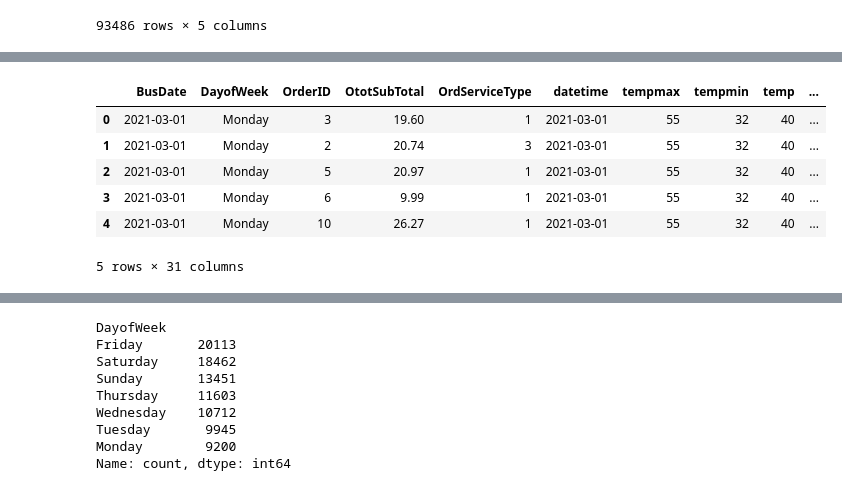
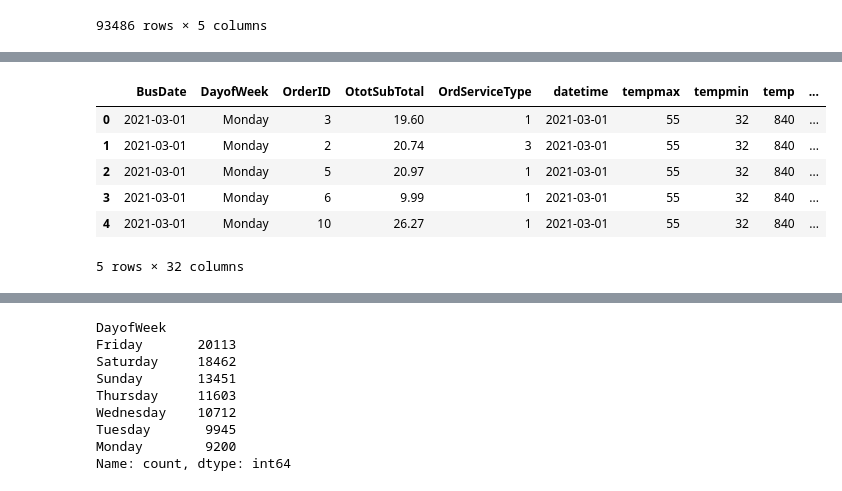
Before and after one commit to robertdfraley/PizzaWeatherPatterns, a Jupyter notebook: PizzaWeatherPattern.ipynb, the cells around one changed output, grey strips where cells are left out. Saved outputs shown, nothing was run; the diff lists cells and outputs as text; code cells hidden in the pictures.

```diff
--- a/PizzaWeatherPattern.ipynb
+++ b/PizzaWeatherPattern.ipynb
@@ -13,6 +12,9 @@ Beginning Code blocks to do the things I want it to do
 # Step to read in weather data and pizza data csv files from the data directory
 weather_file = pd.read_csv("data/alexandria_weather_data.csv", low_memory=False)
 pizza_file = pd.read_csv("data/alexandria_pizza_data.csv", low_memory=False)
+
+# Reading in a second 'golden' copy that can be used for basic calculations with original numbers
+gold_weather_file = pd.read_csv("data/alexandria_weather_data.csv", low_memory=False)
 # %%
 # Display head of weather file to show successful read of file
 weather_file.head()
@@ -34,9 +36,3 @@ pizza_file.head()
 | 2 | 3/1/2021 | Monday | 5 | 20.97 | 1 | NaN | NaN | ... |
 | 3 | 3/1/2021 | Monday | 6 | 9.99 | 1 | NaN | NaN | ... |
 | 4 | 3/1/2021 | Monday | 10 | 26.27 | 1 | NaN | NaN | ... |
-# %%
-# Add steps in here to round the temp to the nearest ten degrees
-
-weather_file.temp = weather_file.temp.round(-1)
-weather_file.precip = weather_file.precip.round(2)
-weather_file.head()
@@ -50,0 +39,10 @@ weather_file.head()
+# %%
+# Adding step to round values for early basic calculations
+gold_weather_file.temp = gold_weather_file.temp.round(-1)
+gold_weather_file.precip = gold_weather_file.precip.round(2)
+
+# Add stepto temp and precip values to allow for better visualization
+weather_file.temp = weather_file.temp * 20
+weather_file.precip = weather_file.precip * 2000
+
+weather_file.head()
@@ -52,7 +58,7 @@ weather_file.head()
 # Cleaning data ahead of the merge since there were column warnings above
 
 pizza_file.drop(['OrdVoidDate', 'OrdTaxExemptID', 'OrdOnlineOrderID', 'PmtType'],axis=1,inplace=True)
-weather_file.drop(['name', 'icon', 'stations', 'sunrise', 'sunset', 'moonphase', 'description'],axis=1,inplace=True)
+weather_file.drop(['name', 'icon', 'stations', 'sunrise', 'sunset', 'moonphase', 'conditions', 'description'],axis=1,inplace=True)
 
 pizza_file
 #pizza_file.head()
@@ -101,23 +110,27 @@ weather_file.head()
 # %%
 # Joining both files into one data element to begin analysis
 #left = pizza_file.set_index('BusDate')
 #right = weather_file.set_index('datetime')
 #combined_dataset = left.join(right, lsuffix='_p', rsuffix="_w")
 
+gold_combined_dataset = pizza_file.merge(gold_weather_file, how='left', left_on="BusDate", right_on='datetime', suffixes=('_x', '_y'))
 combined_dataset = pizza_file.merge(weather_file, how='left', left_on="BusDate", right_on='datetime', suffixes=('_x', '_y'))
+# Adding the daily sum total to the dataframe to allow for visualization
+combined_dataset['DailySum'] = combined_dataset.groupby('BusDate')['OtotSubTotal'].transform('sum')
+
 
 #Reading dataframe into SQL
 combined_dataset.to_sql(name='combined_db', con=conn)
 pizza_file.to_sql(name='pizza_db', con=conn)
 weather_file.to_sql(name='weather_db', con=conn)
 
 # Displaying combined dataset to ensure it created properly
 combined_dataset.head()
 # %% [output]
 |  | BusDate | DayofWeek | OrderID | OtotSubTotal | OrdServiceType | datetime | tempmax | tempmin | temp | ... |
-| 0 | 2021-03-01 | Monday | 3 | 19.60 | 1 | 2021-03-01 | 55 | 32 | 40 | ... |
-| 1 | 2021-03-01 | Monday | 2 | 20.74 | 3 | 2021-03-01 | 55 | 32 | 40 | ... |
-| 2 | 2021-03-01 | Monday | 5 | 20.97 | 1 | 2021-03-01 | 55 | 32 | 40 | ... |
-| 3 | 2021-03-01 | Monday | 6 | 9.99 | 1 | 2021-03-01 | 55 | 32 | 40 | ... |
-| 4 | 2021-03-01 | Monday | 10 | 26.27 | 1 | 2021-03-01 | 55 | 32 | 40 | ... |
+| 0 | 2021-03-01 | Monday | 3 | 19.60 | 1 | 2021-03-01 | 55 | 32 | 840 | ... |
+| 1 | 2021-03-01 | Monday | 2 | 20.74 | 3 | 2021-03-01 | 55 | 32 | 840 | ... |
+| 2 | 2021-03-01 | Monday | 5 | 20.97 | 1 | 2021-03-01 | 55 | 32 | 840 | ... |
+| 3 | 2021-03-01 | Monday | 6 | 9.99 | 1 | 2021-03-01 | 55 | 32 | 840 | ... |
+| 4 | 2021-03-01 | Monday | 10 | 26.27 | 1 | 2021-03-01 | 55 | 32 | 840 | ... |
-5 rows × 31 columns
+5 rows × 32 columns
```
Also changed, not shown: parts of 49 cells of this notebook, 3 other files.
